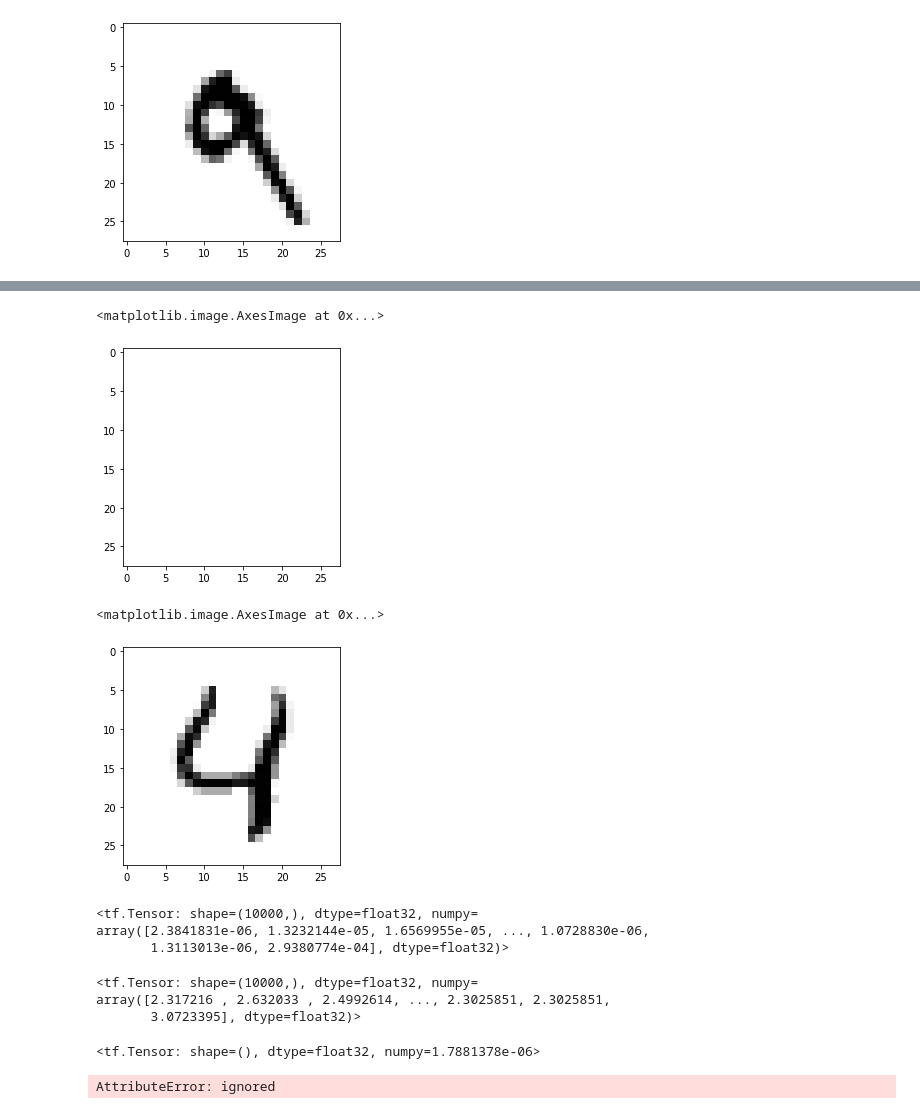
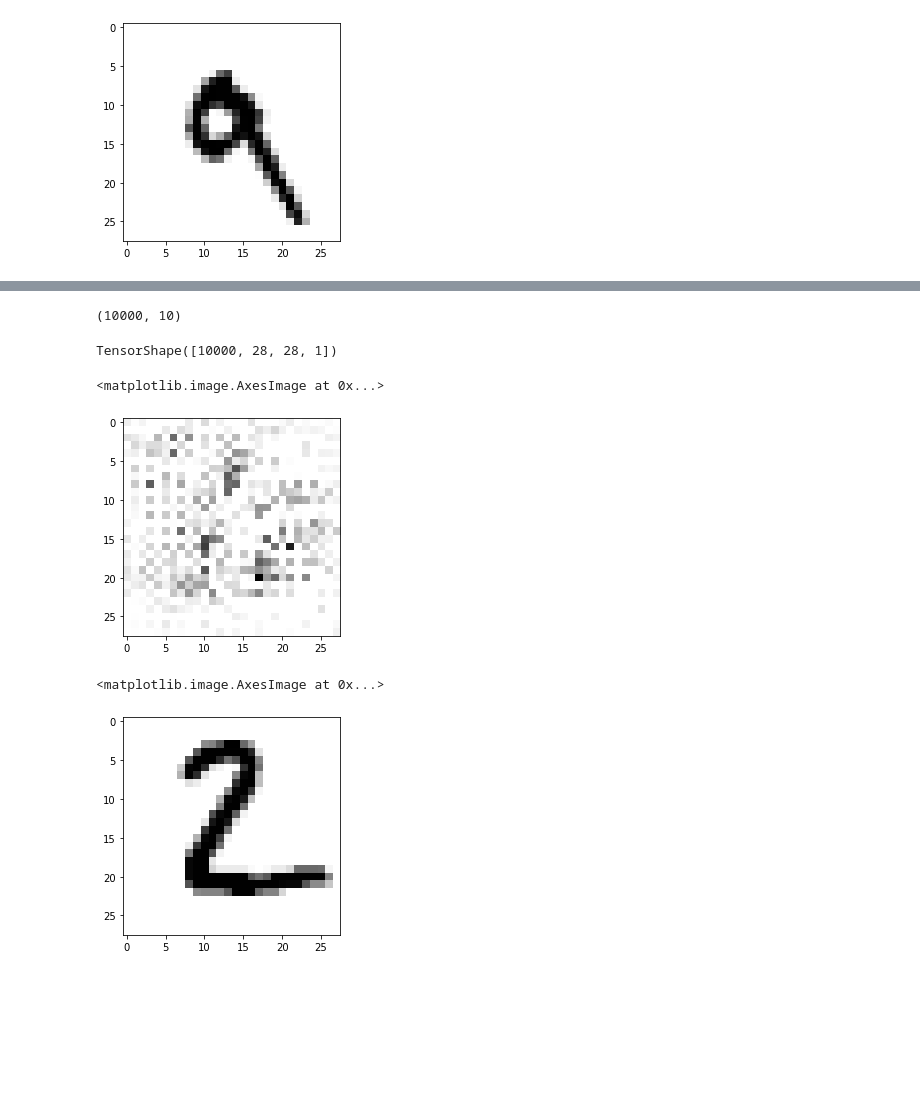
Before and after one commit to surajsrivathsa/ovgu_deeplearning, a Jupyter notebook: Introspection.ipynb, the cells around one changed output, grey strips where cells are left out. Saved outputs shown, nothing was run; the diff lists cells and outputs as text; code cells hidden in the pictures; blank space fills up the shorter version.

```diff
--- a/Introspection.ipynb
+++ b/Introspection.ipynb
@@ -307,0 +338,4 @@ array([[[-3.7344172e-10],
+# %%
+tape, masked_loss = record_tape(introspection_testing_images, introspection_testing_labels, mask_list=[one_mask])
+# %% [output]
+(10000, 10)
@@ -307,0 +352,4 @@ array([[[-3.7344172e-10],
+# %%
+masked_grads[0].shape
+# %% [output]
+TensorShape([10000, 28, 28, 1])
@@ -308,22 +358,10 @@ array([[[-3.7344172e-10],
 # %%
-plt.imshow(tf.nn.relu(grads[4,:,:,0]), cmap = "binary")
+plt.imshow(tf.nn.relu(masked_grads[0][2,:,:,0]), cmap = "binary")
 # %% [output]
 <matplotlib.image.AxesImage at 0x...>
-[figure, old version]
+[figure, new version]
 # %%
-plt.imshow(introspection_testing_images[4,:,:,0], cmap = "binary")
+plt.imshow(introspection_testing_images[1,:,:,0], cmap = "binary")
 # %% [output]
 <matplotlib.image.AxesImage at 0x...>
-[figure, old version]
+[figure, new version]
-# %%
-complete_loss
-# %% [output]
-<tf.Tensor: shape=(10000,), dtype=float32, numpy=
-array([2.3841831e-06, 1.3232144e-05, 1.6569955e-05, ..., 1.0728830e-06,
-       1.3113013e-06, 2.9380774e-04], dtype=float32)>
-# %%
-zero_grad_loss
-# %% [output]
-<tf.Tensor: shape=(10000,), dtype=float32, numpy=
-array([2.317216 , 2.632033 , 2.4992614, ..., 2.3025851, 2.3025851,
-       3.0723395], dtype=float32)>
@@ -332,8 +367,0 @@ new_test_images = tf.cast(new_test_images,dtype="float32")
-# %%
-complete_loss[4]
-# %% [output]
-<tf.Tensor: shape=(), dtype=float32, numpy=1.7881378e-06>
-# %%
-zero_grad_pos.shape
-# %% [output]
-AttributeError: ignored
```
Also changed, not shown: parts of 27 cells of this notebook.
